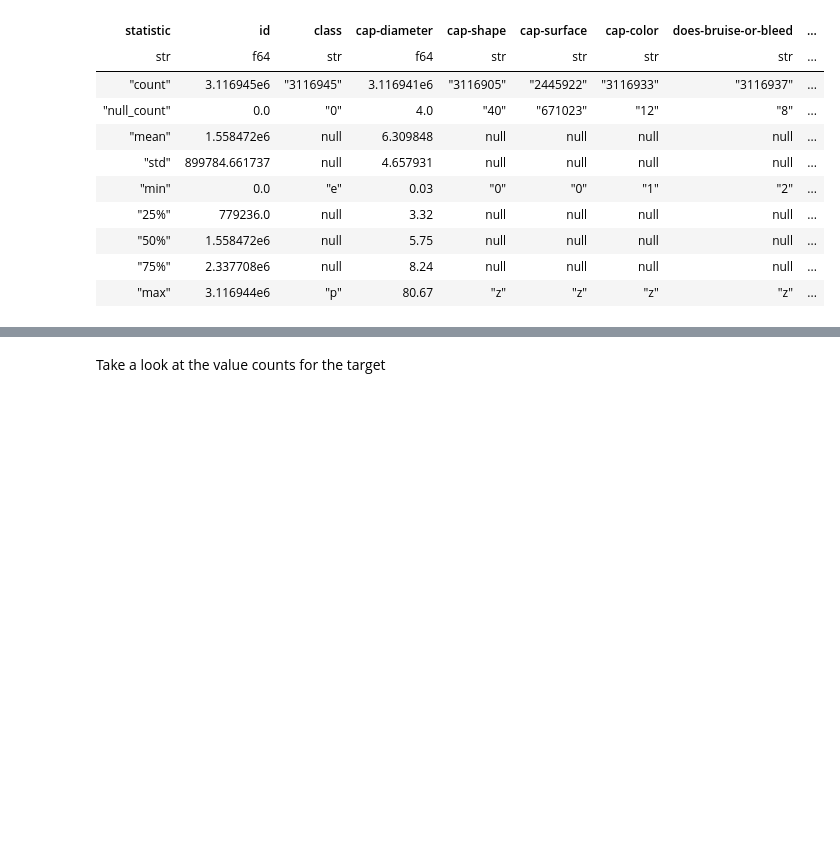
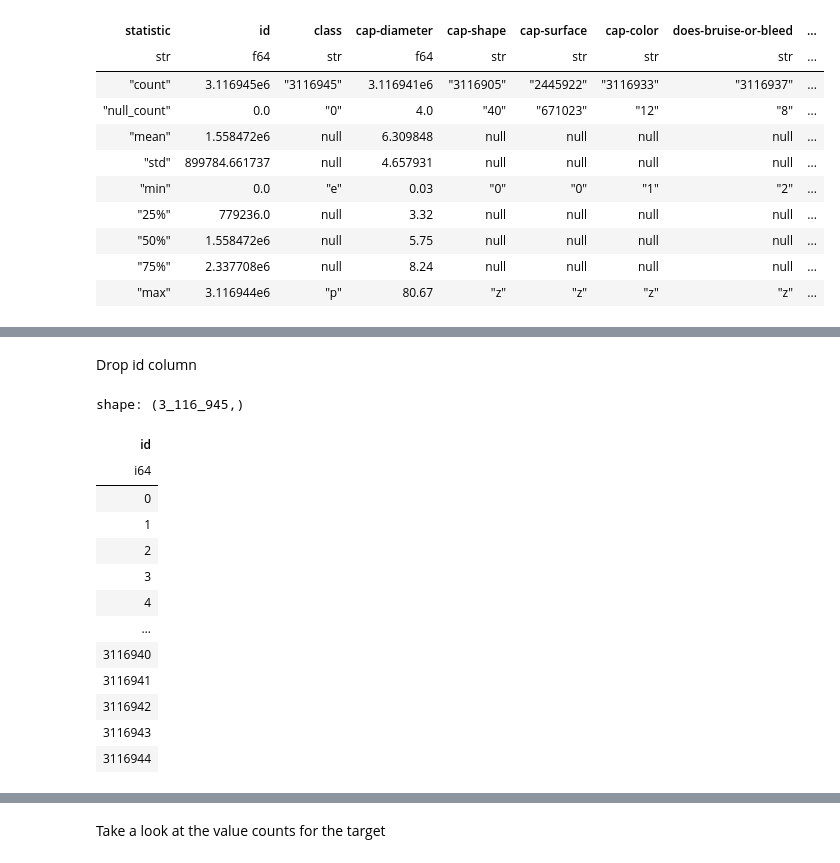
Before and after one commit to peterbull/kaggle-s04e08, a Jupyter notebook: initial_notebook_data_clean.ipynb, the cells around one changed output, grey strips where cells are left out. Drawn from its saved outputs; the diff is of its cells as text; code cells hidden in the pictures; blank space fills up the shorter version.

Commit message:
drop id col submission

```diff
--- a/initial_notebook_data_clean.ipynb
+++ b/initial_notebook_data_clean.ipynb
@@ -119,0 +161,2 @@ df_train.columns
+# %% [markdown]
+Drop id column
@@ -119,0 +167,17 @@ df_train.columns
+# %%
+df_train_cleaned.drop_in_place("id")
+# %% [output]
+shape: (3_116_945,)
+| id |
+| i64 |
+| 0 |
+| 1 |
+| 2 |
+| 3 |
+| 4 |
+| … |
+| 3116940 |
+| 3116941 |
+| 3116942 |
+| 3116943 |
+| 3116944 |
```
Also changed, not shown: parts of 19 cells of this notebook, 2 other files.
